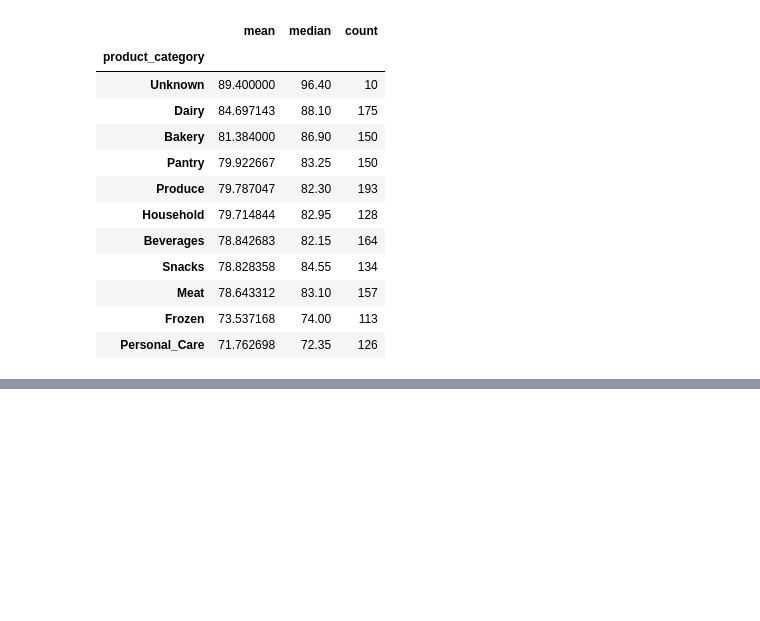
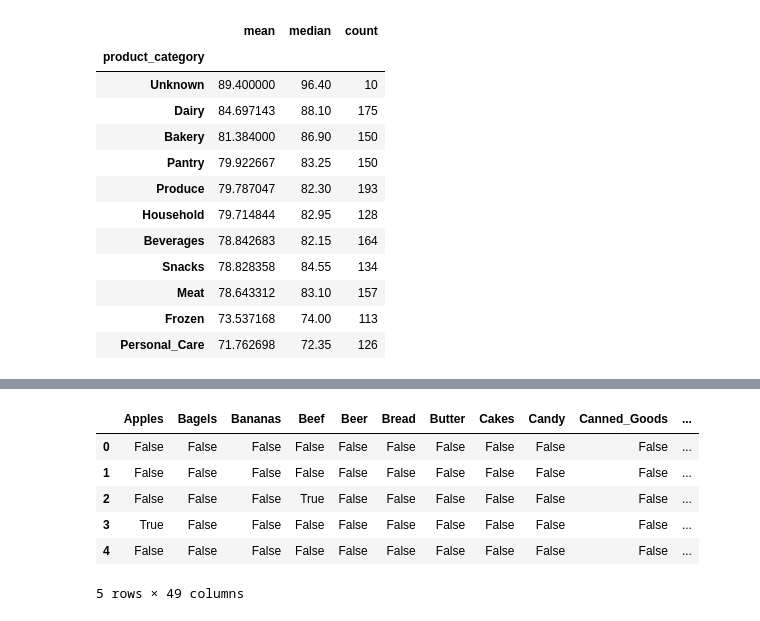
Before and after one commit to quacklj/retailmax-market-basket-optimizer, a Jupyter notebook: notebooks/01_eda.ipynb, the cells around one changed output, grey strips where cells are left out. Saved outputs shown, nothing was run; the diff lists cells and outputs as text; code cells hidden in the pictures; blank space fills up the shorter version.

```diff
--- a/notebooks/01_eda.ipynb
+++ b/notebooks/01_eda.ipynb
@@ -384,0 +404,17 @@ category_score
+# %%
+te = TransactionEncoder()
+
+basket_encoded = te.fit(basket).transform(basket)
+basket_df = pd.DataFrame(
+    basket_encoded,
+    columns=te.columns_
+)
+basket_df.head()
+# %% [output]
+|  | Apples | Bagels | Bananas | Beef | Beer | Bread | Butter | Cakes | Candy | Canned_Goods | ... |
+| 0 | False | False | False | False | False | False | False | False | False | False | ... |
+| 1 | False | False | False | False | False | False | False | False | False | False | ... |
+| 2 | False | False | False | True | False | False | False | False | False | False | ... |
+| 3 | True | False | False | False | False | False | False | False | False | False | ... |
+| 4 | False | False | False | False | False | False | False | False | False | False | ... |
+5 rows × 49 columns
```
Also changed, not shown: parts of 14 cells of this notebook.
